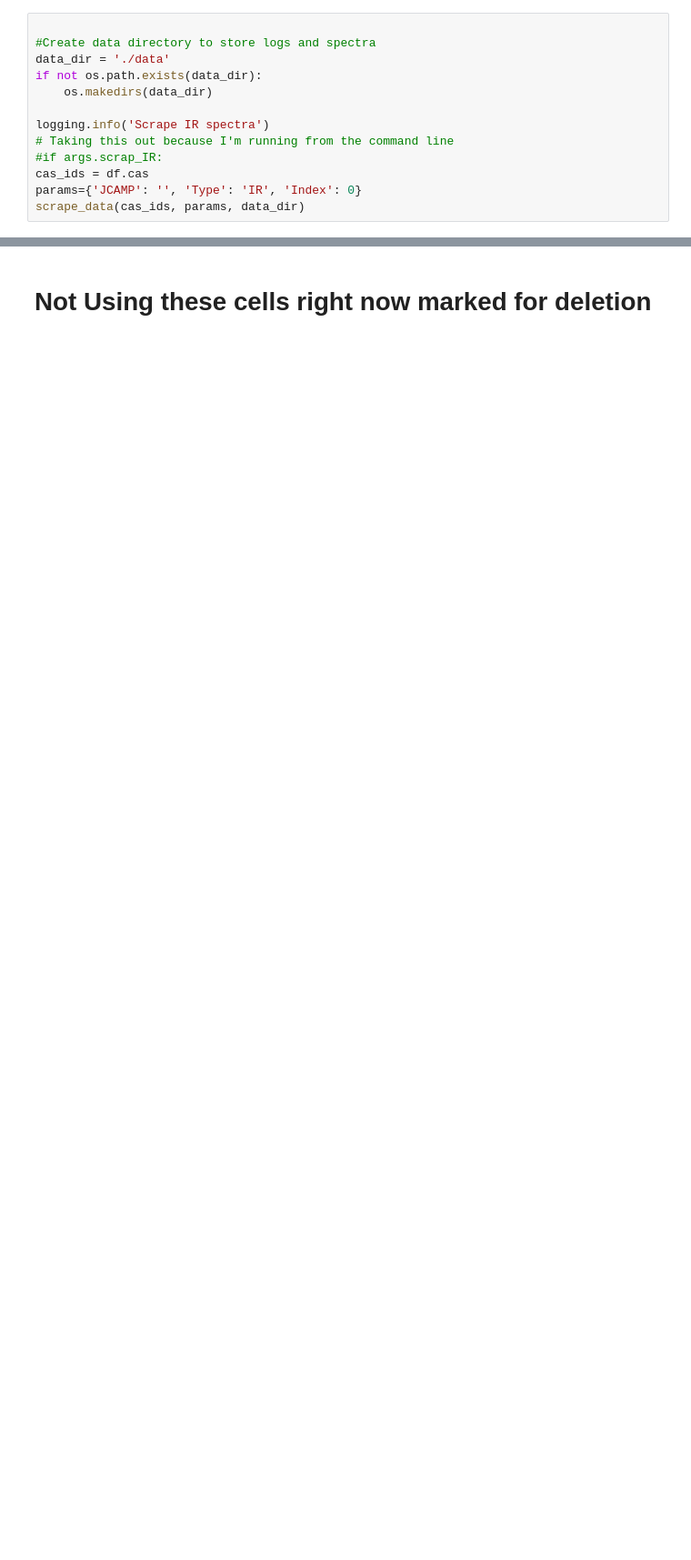
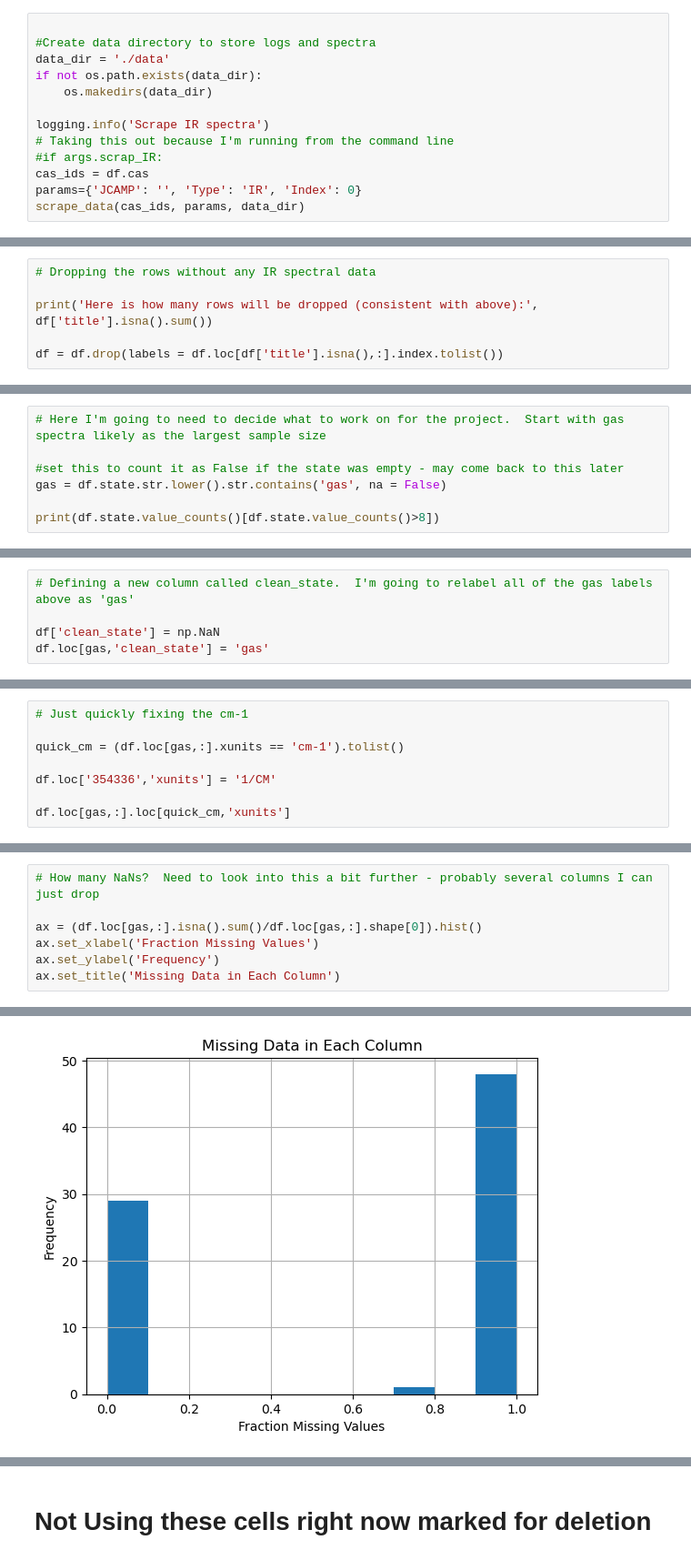
Before and after one commit to kevinpatrickkent/NIST-IR-MachineLearning, a Jupyter notebook: NISTWebbookML.ipynb, the cells around one changed output, grey strips where cells are left out. Shown at 91% size. Cells and saved outputs as stored; diff of their text form; blank space fills up the shorter version.

```diff
--- a/NISTWebbookML.ipynb
+++ b/NISTWebbookML.ipynb
@@ -99,0 +230,6 @@ scrape_data(cas_ids, params, data_dir)
+# %%
+# Dropping the rows without any IR spectral data
+
+print('Here is how many rows will be dropped (consistent with above):', df['title'].isna().sum())
+
+df = df.drop(labels = df.loc[df['title'].isna(),:].index.tolist())
@@ -99,0 +260,7 @@ scrape_data(cas_ids, params, data_dir)
+# %%
+# Here I'm going to need to decide what to work on for the project.  Start with gas spectra likely as the largest sample size
+
+#set this to count it as False if the state was empty - may come back to this later
+gas = df.state.str.lower().str.contains('gas', na = False)
+
+print(df.state.value_counts()[df.state.value_counts()>8])
@@ -99,0 +308,5 @@ scrape_data(cas_ids, params, data_dir)
+# %%
+# Defining a new column called clean_state.  I'm going to relabel all of the gas labels above as 'gas'
+
+df['clean_state'] = np.NaN
+df.loc[gas,'clean_state'] = 'gas'
@@ -99,0 +345,8 @@ scrape_data(cas_ids, params, data_dir)
+# %%
+# Just quickly fixing the cm-1
+
+quick_cm = (df.loc[gas,:].xunits == 'cm-1').tolist()
+
+df.loc['354336','xunits'] = '1/CM'
+
+df.loc[gas,:].loc[quick_cm,'xunits']
@@ -99,0 +459,8 @@ scrape_data(cas_ids, params, data_dir)
+# %%
+# How many NaNs?  Need to look into this a bit further - probably several columns I can just drop
+
+ax = (df.loc[gas,:].isna().sum()/df.loc[gas,:].shape[0]).hist()
+ax.set_xlabel('Fraction Missing Values')
+ax.set_ylabel('Frequency')
+ax.set_title('Missing Data in Each Column')
+# %% [output]
@@ -99,0 +468 @@ scrape_data(cas_ids, params, data_dir)
+[figure, added]
```
Also changed, not shown: parts of 35 cells of this notebook.
